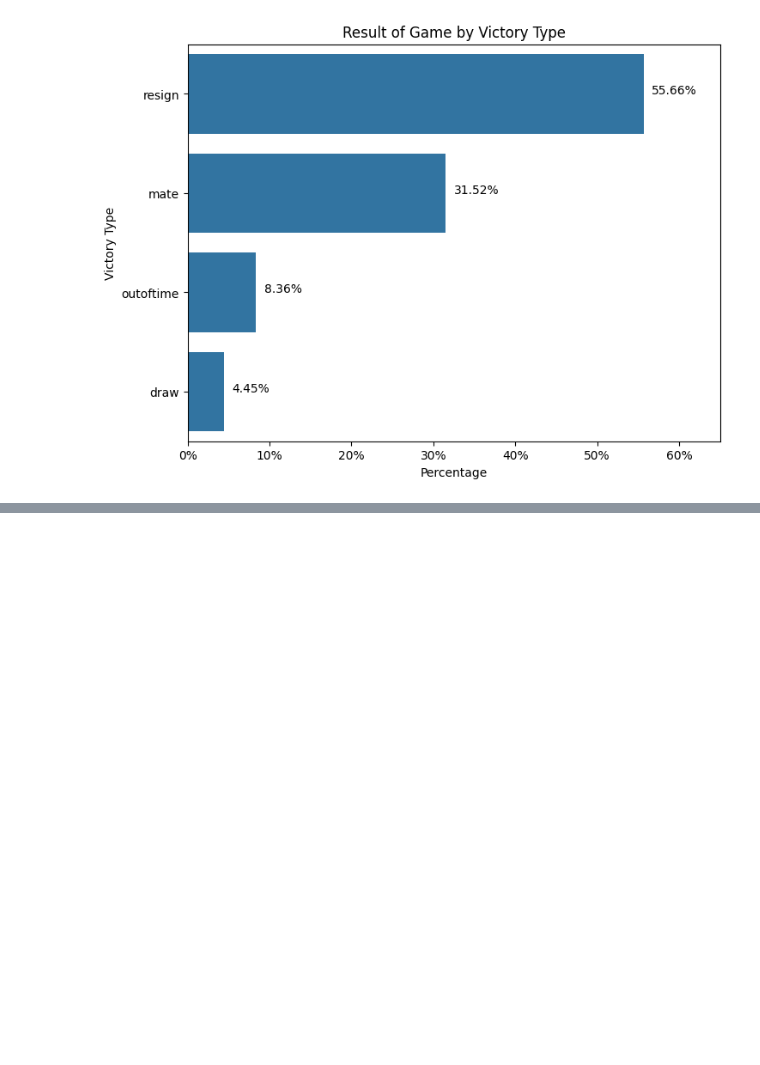
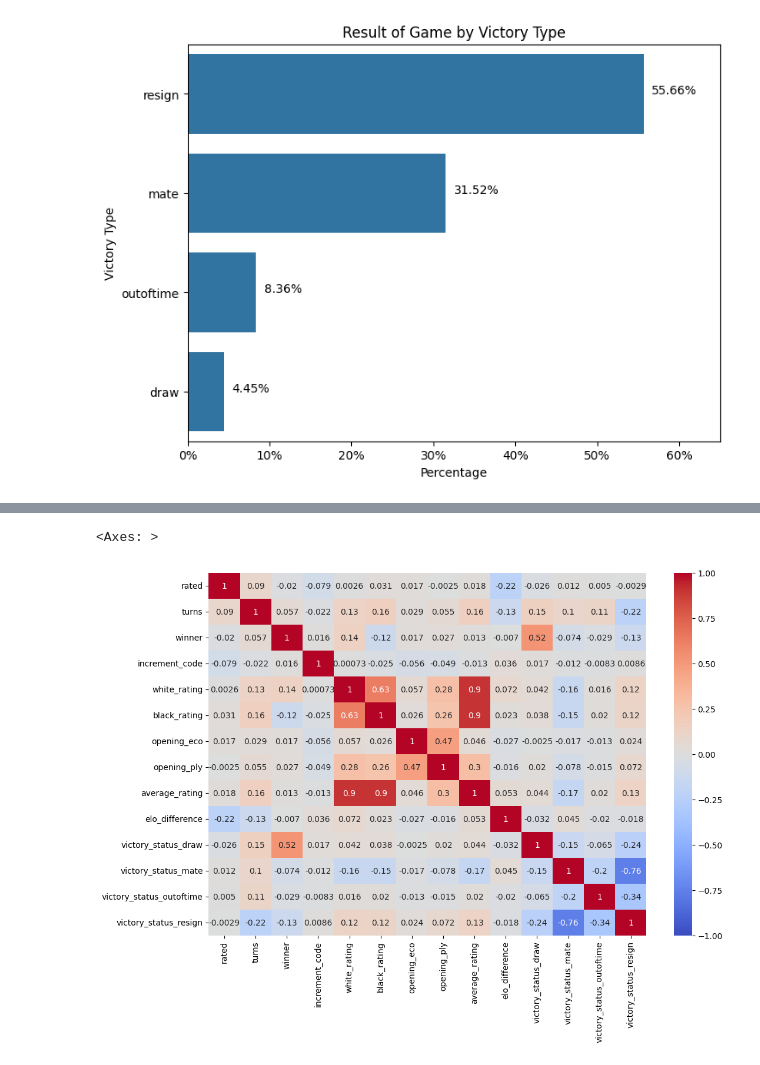
Before and after one commit to ly-daniel/Practice-Projects, a Jupyter notebook: Chess/analyze_chess_games.ipynb, the cells around one changed output, grey strips where cells are left out. Cells and saved outputs as stored; diff of their text form; code cells hidden in the pictures; blank space fills up the shorter version.

```diff
--- a/Chess/analyze_chess_games.ipynb
+++ b/Chess/analyze_chess_games.ipynb
@@ -213,0 +244,8 @@ df_pivot.plot(kind = 'barh', stacked = True)
+# %%
+le = LabelEncoder()
+df[['opening_eco','increment_code']] = df[['opening_eco','increment_code']].apply(lambda x: le.fit_transform(x))
+df_dropped = df.drop(columns = ['id', 'created_at', 'last_move_at', 'white_id', 'black_id', 'moves', 'elo_range', 'elo_difference_range', 'opening_name'])
+df_dropped['rated'] = df_dropped['rated'].apply(lambda x: 1 if x == True else 0)
+df_dropped['winner'] = df_dropped['winner'].apply(lambda x: 1 if x == 'white' else (0 if x == 'black' else 2))
+df_dropped = pd.get_dummies(df_dropped, columns = ['victory_status'], dtype = int)
+df_dropped.head()
@@ -213,0 +277,6 @@ df_pivot.plot(kind = 'barh', stacked = True)
+# %%
+plt.figure(figsize = (12,8))
+sns.heatmap(df_dropped.corr(), annot = True, vmin = -1, vmax= 1, cmap = 'coolwarm')
+# %% [output]
+<Axes: >
+[figure, added]
```
Also changed, not shown: parts of 16 cells of this notebook.
